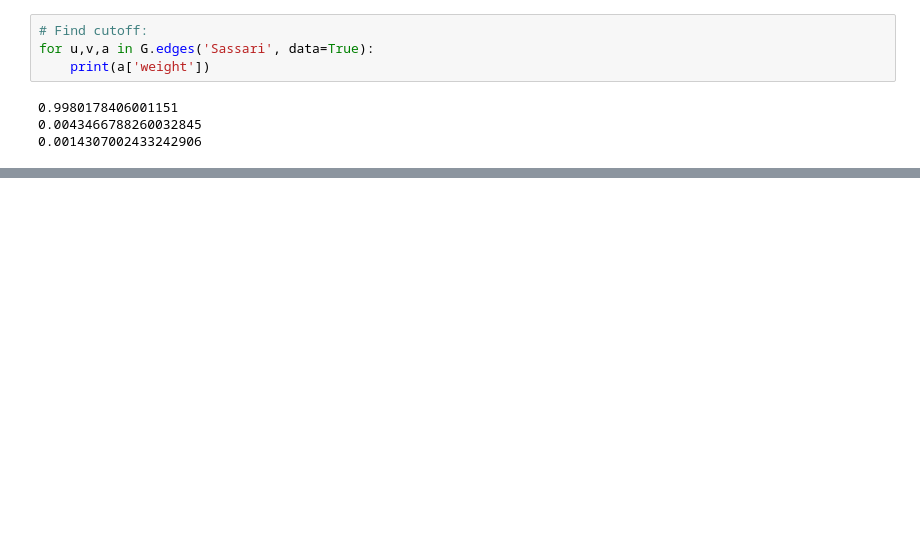
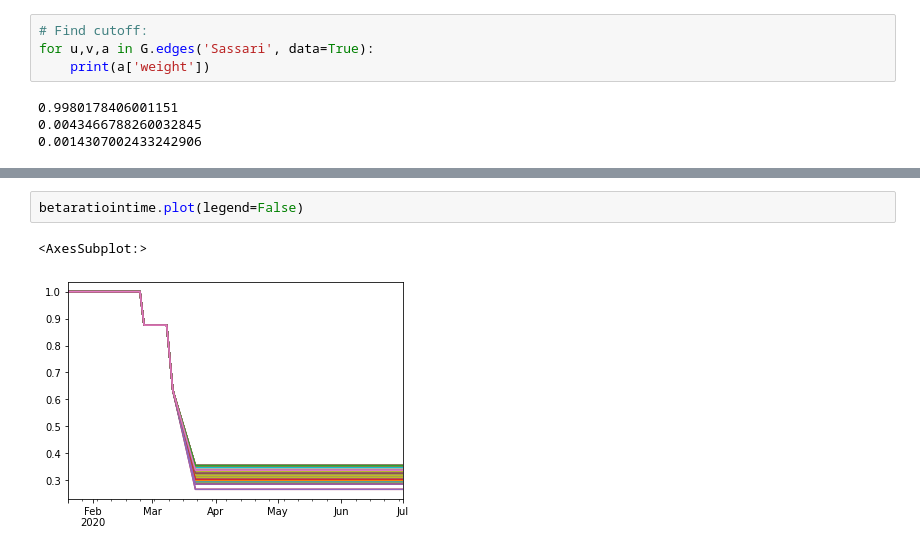
Before and after one commit to jcblemai/COVID-19_italy-vaccination-oc, a Jupyter notebook: ocp_trial-vector2-crtl-out-struct0.ipynb, the cells around one changed output, grey strips where cells are left out. Saved outputs shown, nothing was run; the diff lists cells and outputs as text; blank space fills up the shorter version.

```diff
--- a/ocp_trial-vector2-crtl-out-struct0.ipynb
+++ b/ocp_trial-vector2-crtl-out-struct0.ipynb
@@ -609,0 +603,5 @@ s.shp[85:]
+# %%
+betaratiointime.plot(legend=False)
+# %% [output]
+<AxesSubplot:>
+[figure, added]
```
Also changed, not shown: parts of 7 cells of this notebook, 1 other file.
